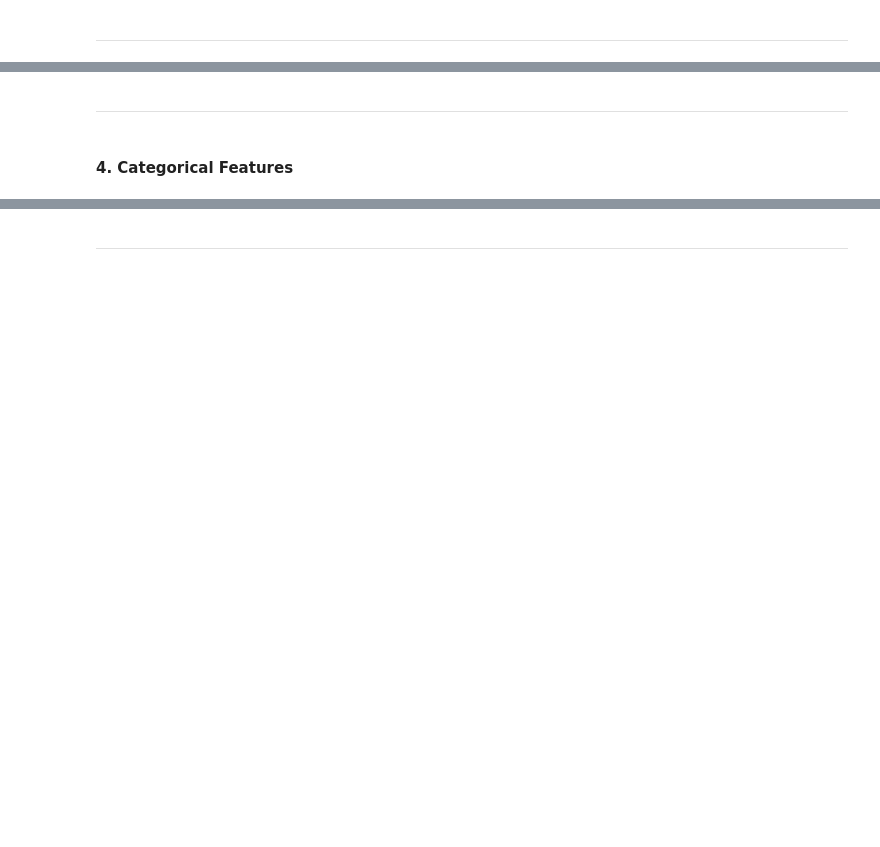
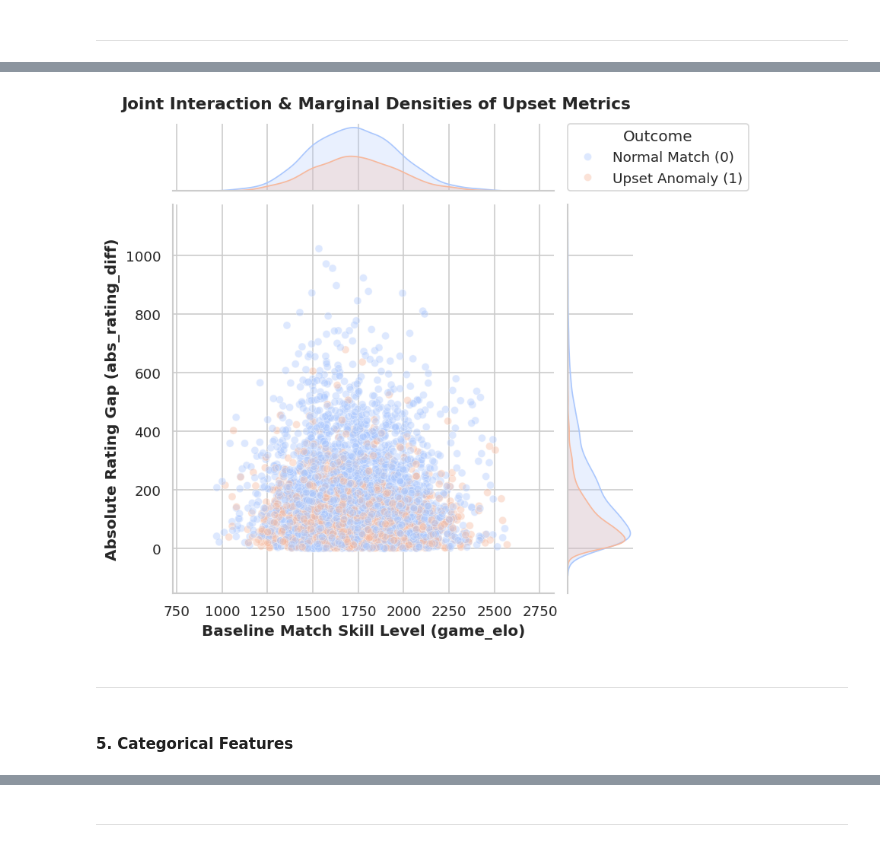
Before and after one commit to musubi3/chess-outcome-predictor, a Jupyter notebook: notebooks/01_eda.ipynb, the cells around one changed output, grey strips where cells are left out. Drawn from its saved outputs; the diff is of its cells as text; code cells hidden in the pictures; blank space fills up the shorter version.

```diff
--- a/notebooks/01_eda.ipynb
+++ b/notebooks/01_eda.ipynb
@@ -181,4 +176,25 @@ plt.show()
+# %%
+df_sample = df.sample(5000, random_state=42)
+df_sample['Outcome'] = df_sample['is_upset'].map({0: 'Normal Match (0)', 1: 'Upset Anomaly (1)'})
+
+fig: sns.JointGrid = sns.jointplot(
+    x='game_elo',
+    y='abs_rating_diff',
+    data=df_sample,
+    hue='Outcome',
+    palette='coolwarm_r',
+    alpha=0.4,
+    kind='scatter'
+)
+
+fig.figure.suptitle('Joint Interaction & Marginal Densities of Upset Metrics', y=1.02, fontsize=13, fontweight='bold')
+fig.set_axis_labels('Baseline Match Skill Level (game_elo)', 'Absolute Rating Gap (abs_rating_diff)', fontweight='bold')
+
+plt.legend(title='Outcome', bbox_to_anchor=(1.036, 1.207), loc='upper left', borderaxespad=0, reverse=True)
+plt.show()
+# %% [output]
+[figure, added]
 # %% [markdown]
 ___
 # %% [markdown]
-#### 4. Categorical Features
+#### 5. Categorical Features
```
Also changed, not shown: parts of 27 cells of this notebook.
